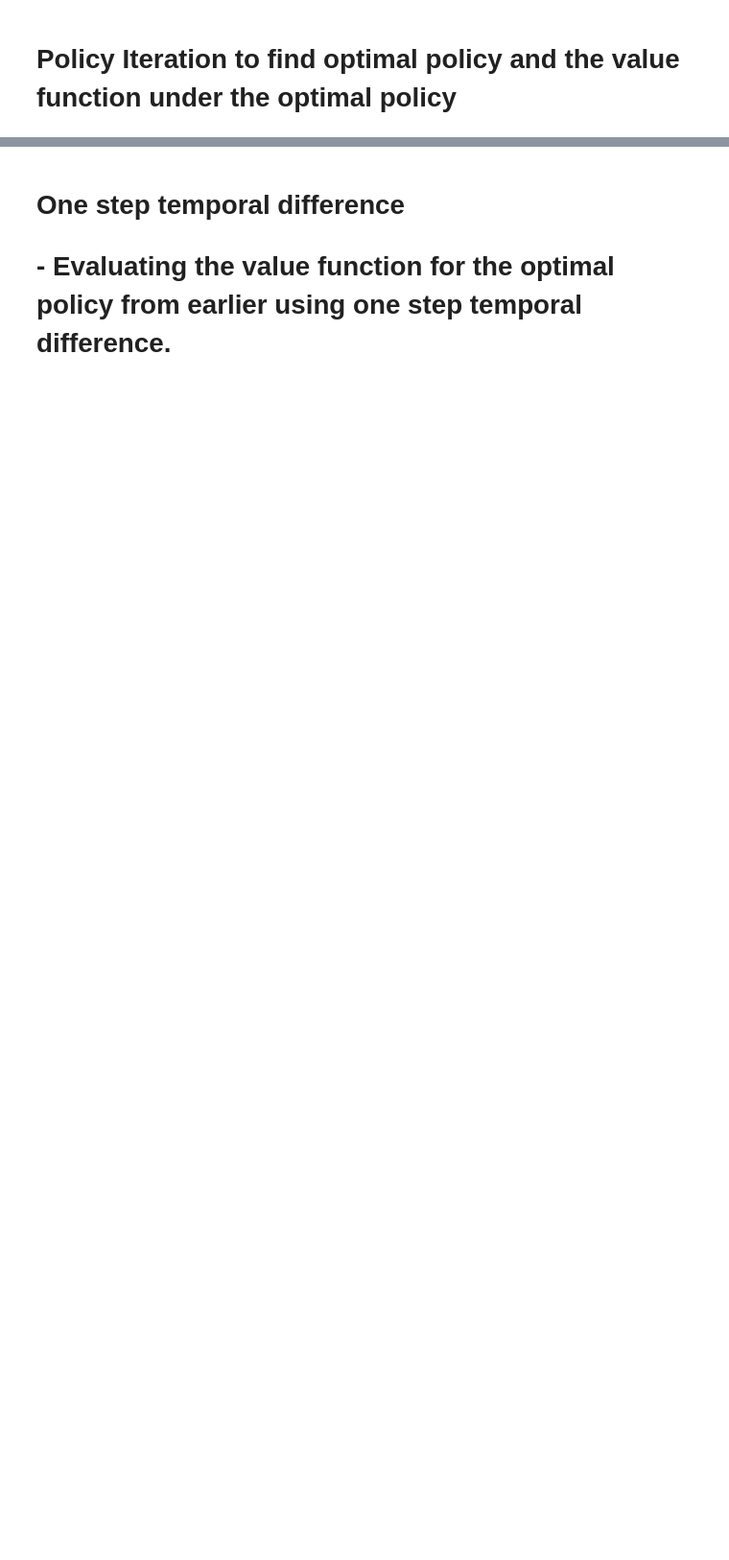
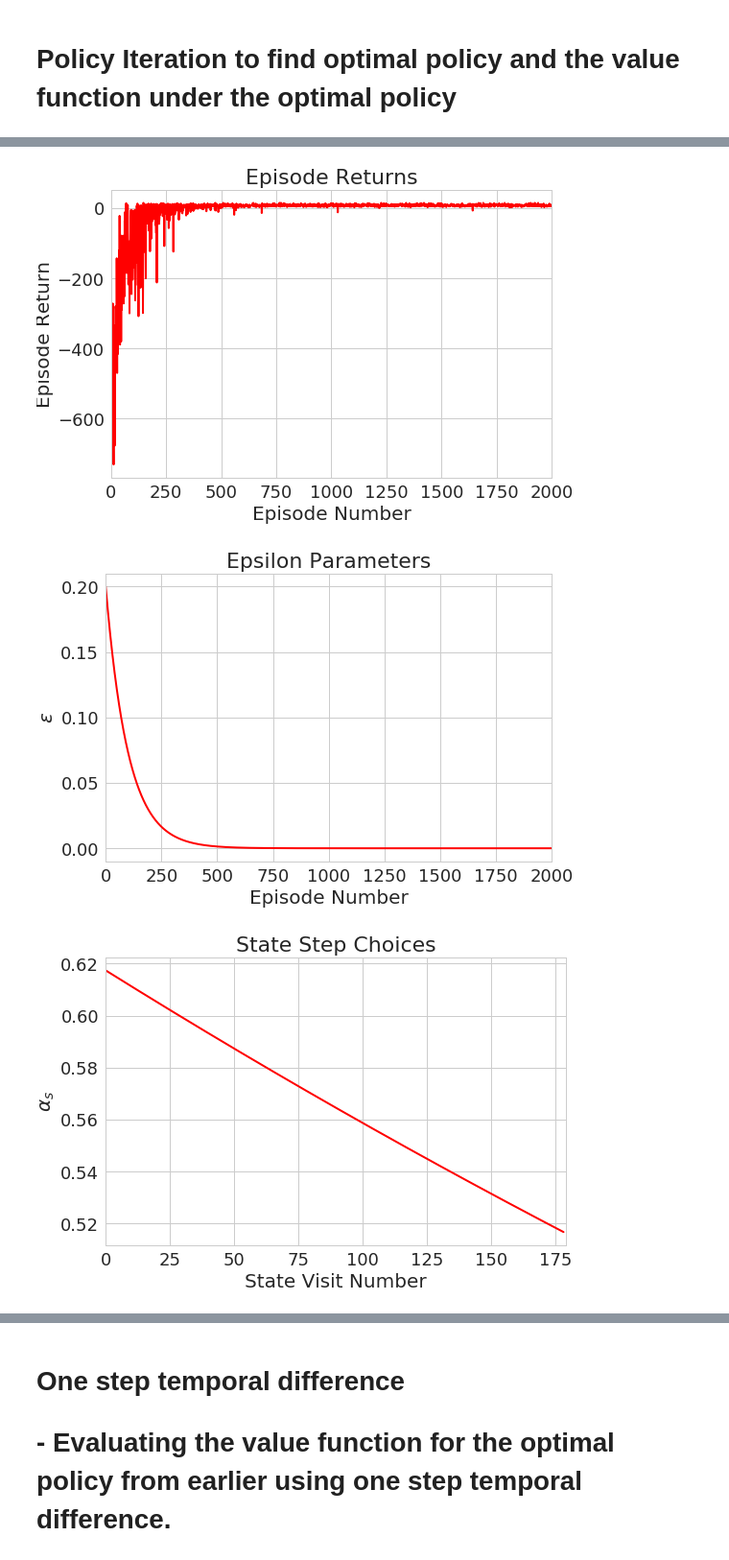
Before and after one commit to fiezt/Reinforcement-Learning, a Jupyter notebook: code/RL.ipynb, the cells around one changed output, grey strips where cells are left out. Shown at 96% size. Cells and saved outputs as stored; diff of their text form; code cells hidden in the pictures; blank space fills up the shorter version.

```diff
--- a/code/RL.ipynb
+++ b/code/RL.ipynb
@@ -44,0 +163,9 @@ display.show_values()
+# %%
+model_rl.max_eval = 100
+
+model_rl.q_value_iteration(mdp)
+policy = model_rl.policy
+average_reward = OpenAIGymSim().simulate_model(policy, gym_name="Taxi-v2")
+
+print '\n\n'
+print 'Average Reward Per Episode:', average_reward
@@ -44,0 +193,36 @@ display.show_values()
+# %%
+# Creating environment.
+env = gym.make("Taxi-v2")
+env.reset()
+
+# Creating parameters needed for ModelFreeRL class.
+n = env.observation_space.n
+states = range(n)
+m = env.action_space.n
+actions = range(m)
+idx_to_action_names = {a:a for a in actions}
+
+# Creating instance of the class, using epsilon greedy decay and step size decay.
+model_free_rl = ModelFreeRL(n=n, m=m, states=states, actions=actions, idx_to_action_names=idx_to_action_names)
+
+# Running the q-learning algorithm.
+model_free_rl.q_learning(env)
+
+# Plotting the returns at each episode.
+model_free_rl.plot_epsiode_returns()
+
+# Plotting the epsilon parameters at each episode.
+model_free_rl.plot_epsilon_parameters()
+
+# Plotting the step size parameter for a state.
+model_free_rl.plot_alpha_parameters(s=2)
+
+"""
+Simulating 100 episodes with the learned policy that is the greedy policy of the q learning finish,
+and rendering the final episode of the simulation.
+"""
+average_reward = OpenAIGymSim().simulate_model(model_free_rl.policy, gym_name="Taxi-v2", num_episodes=100)
+
+print '\n\n'
+print 'Average Reward Per Episode:', average_reward
+# %% [output]
@@ -44,0 +230,3 @@ display.show_values()
+[figure, added]
+[figure, added]
+[figure, added]
```
Also changed, not shown: parts of 46 cells of this notebook, 6 other files.
